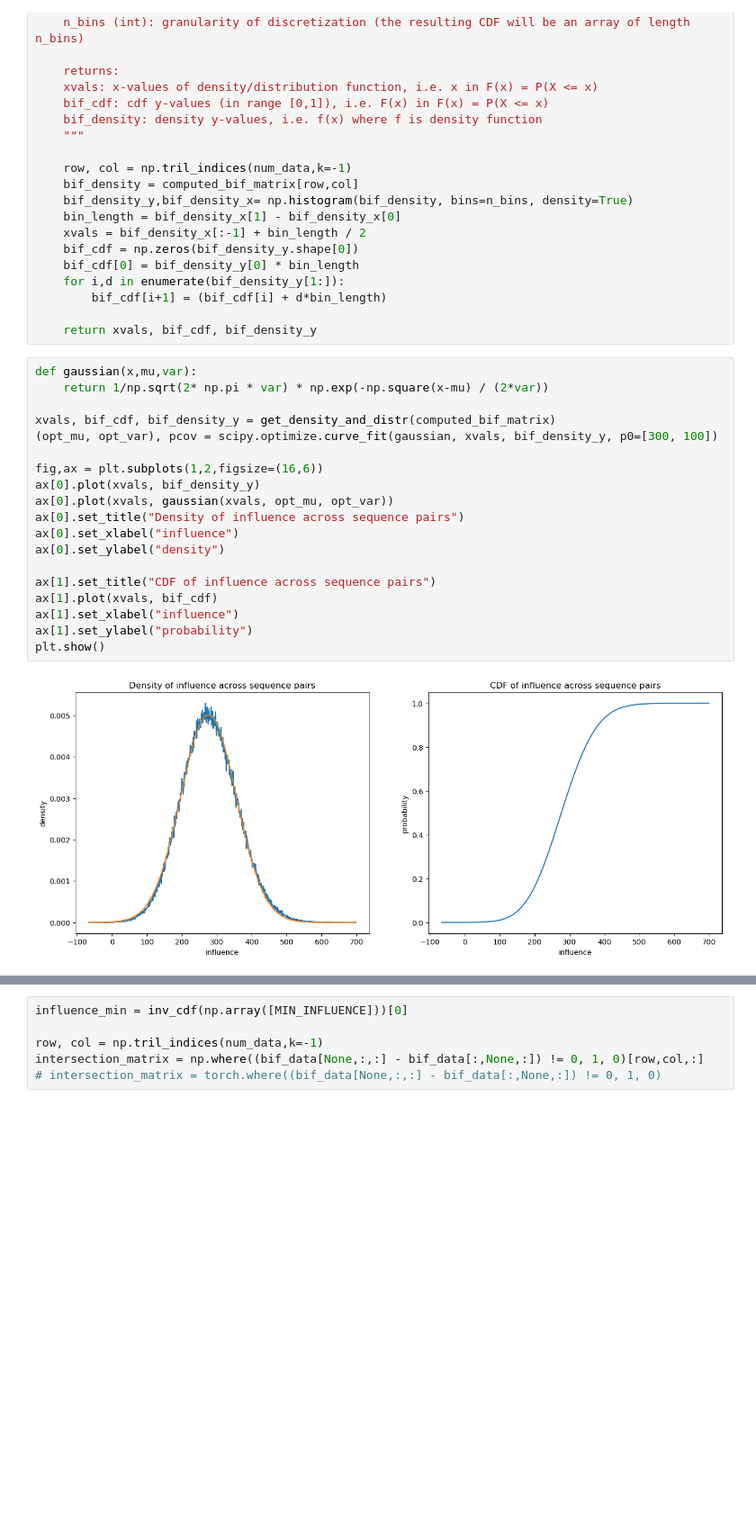
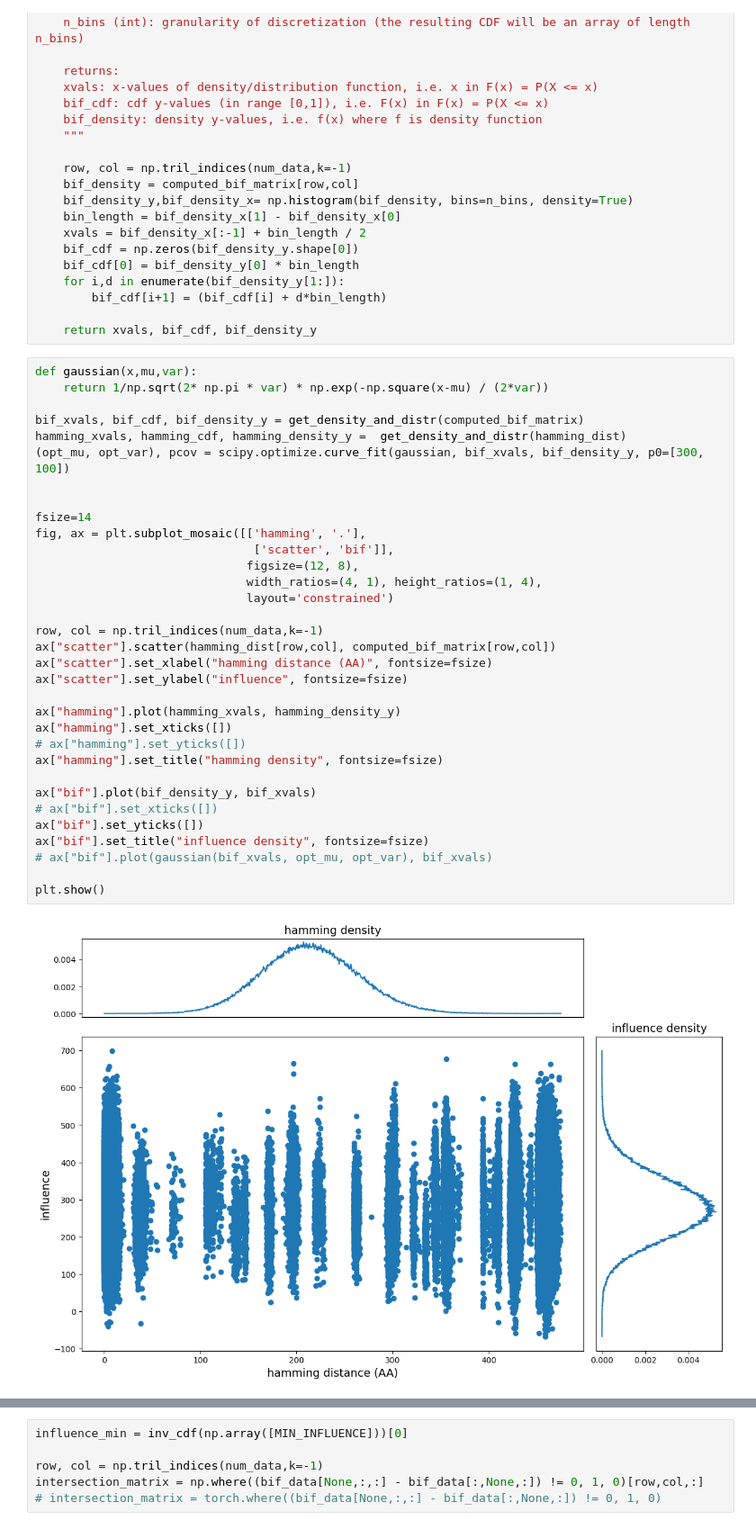
Before and after one commit to blab/sequence-vaes, a Jupyter notebook: ideas_exploration/ex3_exploratory_analysis.ipynb, the cells around one changed output, grey strips where cells are left out. Shown at 90% size. Cells and saved outputs as stored; diff of their text form; blank space fills up the shorter version.

```diff
--- a/ideas_exploration/ex3_exploratory_analysis.ipynb
+++ b/ideas_exploration/ex3_exploratory_analysis.ipynb
@@ -102,25 +102,39 @@ def get_density_and_distr(bif_matrix, n_bins=1000):
         bif_cdf[i+1] = (bif_cdf[i] + d*bin_length)
 
     return xvals, bif_cdf, bif_density_y
-# %%
-def gaussian(x,mu,var):
-    return 1/np.sqrt(2* np.pi * var) * np.exp(-np.square(x-mu) / (2*var))
-
-xvals, bif_cdf, bif_density_y = get_density_and_distr(computed_bif_matrix)
-(opt_mu, opt_var), pcov = scipy.optimize.curve_fit(gaussian, xvals, bif_density_y, p0=[300, 100])
-
-fig,ax = plt.subplots(1,2,figsize=(16,6))
-ax[0].plot(xvals, bif_density_y)
-ax[0].plot(xvals, gaussian(xvals, opt_mu, opt_var))
-ax[0].set_title("Density of influence across sequence pairs")
-ax[0].set_xlabel("influence")
-ax[0].set_ylabel("density")
-
-ax[1].set_title("CDF of influence across sequence pairs")
-ax[1].plot(xvals, bif_cdf)
-ax[1].set_xlabel("influence")
-ax[1].set_ylabel("probability")
-plt.show()
-# %% [output]
-[figure, removed]
+# %%
+def gaussian(x,mu,var):
+    return 1/np.sqrt(2* np.pi * var) * np.exp(-np.square(x-mu) / (2*var))
+
+bif_xvals, bif_cdf, bif_density_y = get_density_and_distr(computed_bif_matrix)
+hamming_xvals, hamming_cdf, hamming_density_y =  get_density_and_distr(hamming_dist)
+(opt_mu, opt_var), pcov = scipy.optimize.curve_fit(gaussian, bif_xvals, bif_density_y, p0=[300, 100])
+
+
+fsize=14
+fig, ax = plt.subplot_mosaic([['hamming', '.'],
+                               ['scatter', 'bif']],
+                              figsize=(12, 8),
+                              width_ratios=(4, 1), height_ratios=(1, 4),
+                              layout='constrained')
+
+row, col = np.tril_indices(num_data,k=-1)
+ax["scatter"].scatter(hamming_dist[row,col], computed_bif_matrix[row,col])
+ax["scatter"].set_xlabel("hamming distance (AA)", fontsize=fsize)
+ax["scatter"].set_ylabel("influence", fontsize=fsize)
+
+ax["hamming"].plot(hamming_xvals, hamming_density_y)
+ax["hamming"].set_xticks([])
+# ax["hamming"].set_yticks([])
+ax["hamming"].set_title("hamming density", fontsize=fsize)
+
+ax["bif"].plot(bif_density_y, bif_xvals)
+# ax["bif"].set_xticks([])
+ax["bif"].set_yticks([])
+ax["bif"].set_title("influence density", fontsize=fsize)
+# ax["bif"].plot(gaussian(bif_xvals, opt_mu, opt_var), bif_xvals)
+
+plt.show()
+# %% [output]
+[figure, added]
 # %%
```
Also changed, not shown: parts of 2 cells of this notebook.
